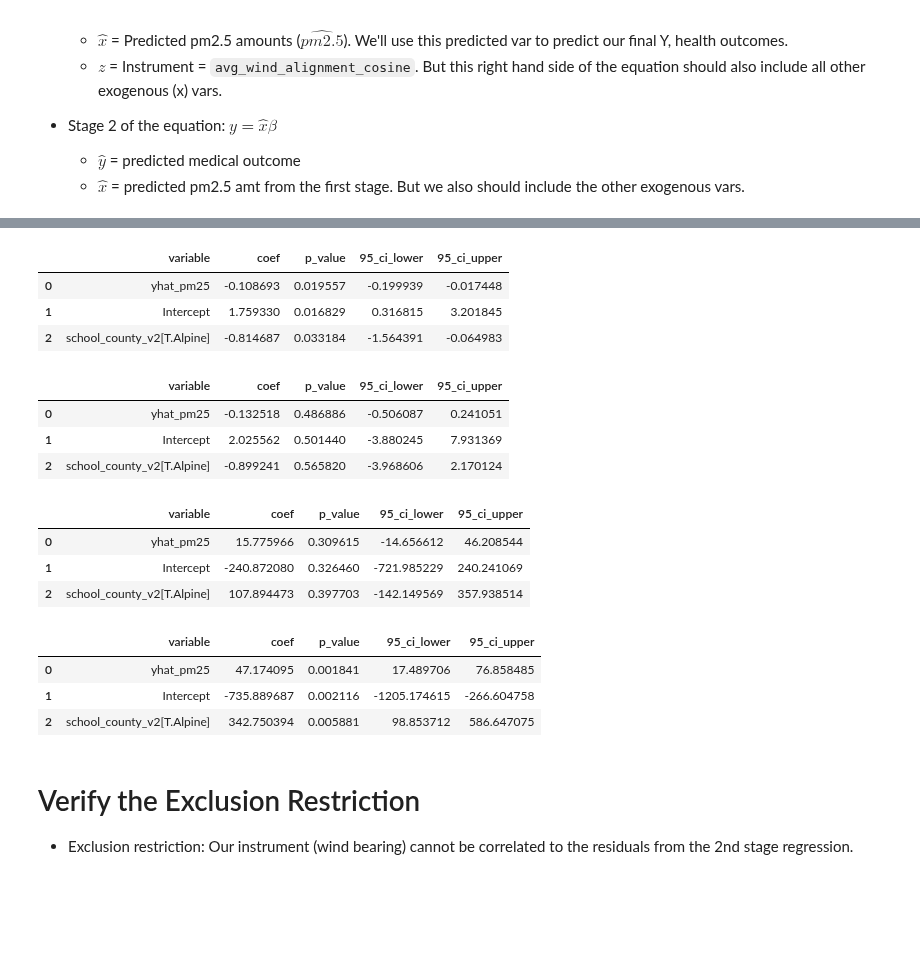
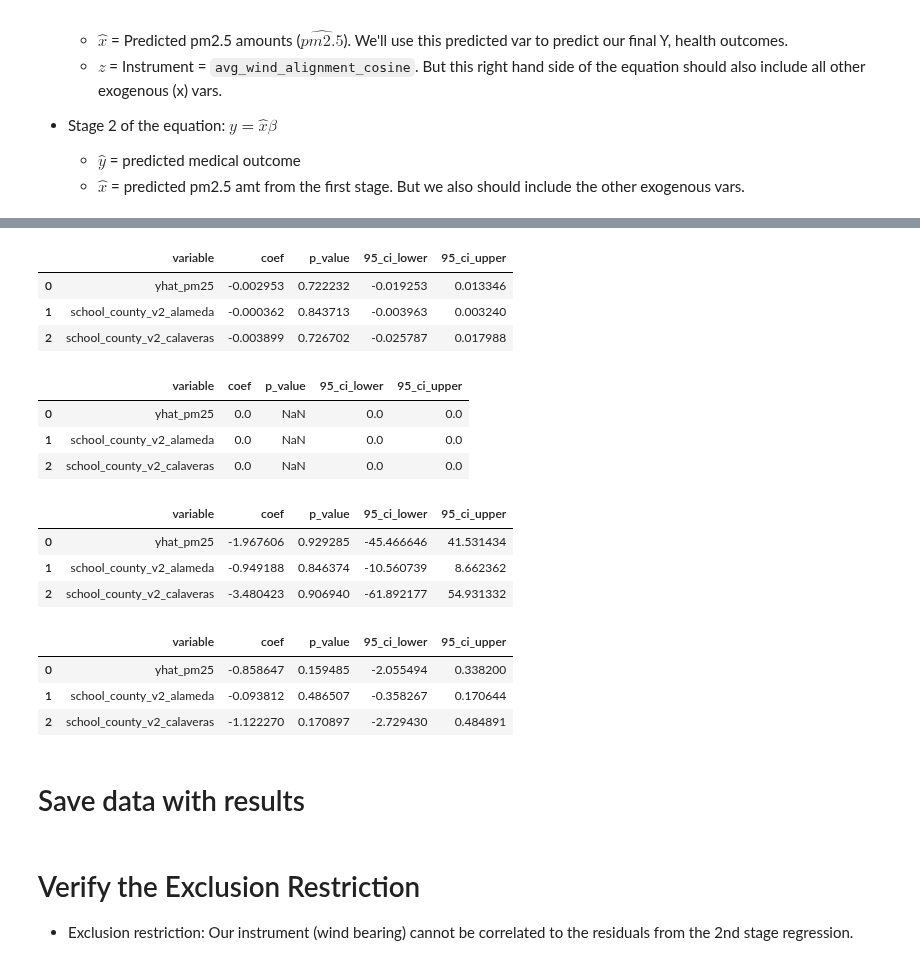
Before and after one commit to mattslyons/JLPS_capstone_project, a Jupyter notebook: modeling/2sls_tj_v7.ipynb, the cells around one changed output, grey strips where cells are left out. Saved outputs shown, nothing was run; the diff lists cells and outputs as text; code cells hidden in the pictures; blank space fills up the shorter version.

```diff
--- a/modeling/2sls_tj_v7.ipynb
+++ b/modeling/2sls_tj_v7.ipynb
@@ -40,6 +44,6 @@ pd.options.mode.chained_assignment = None
 # %%
 # local or gdrive
-path_source = 'work'
+path_source = 'local'
 
 if path_source == 'gdrive':
   from google.colab import drive
@@ -165,5 +187,5 @@ def get_ols_res(fitted):
 # %%
 # get data into right model form
-y, X = dmatrices('pm25 ~ avg_wind_alignment_cosine + school_county_v2 + month + year_trend * C(county_month)',
-  data=df, return_type='dataframe')
+y = df['pm25']
+X = pd.concat([df['avg_wind_alignment_cosine'], df_encoded], axis=1)
 # %%
@@ -203,7 +221,12 @@ X = X[['yhat_pm25'] + [i for i in X.columns if not re.search('yhat_pm25', i)]] #
+# %%
+X = pd.concat([df['yhat_pm25'], df_encoded], axis=1)
 # %%
 # fit model
-y = df['y_hematopoietic']
-fit2_hema = sm.OLS(y, X).fit()
+fit2_hema = sm.OLS(df['y_hematopoietic'], X).fit()
+
+# save model
+if save_results:
+  fit2_hema.save(os.path.join(data_path, '../fitted_models/stage2_ols_hematopoietic.pickle'), remove_data=True)
 
 # add fitted y value to our dataset
 df['yhat_hematopoietic'] = fit2_hema.fittedvalues.values
@@ -220,24 +243,30 @@ get_ols_res(fit2_hema).head(3)
 # %%
 # fit model
-y = df['y_vasculitis']
-fit2_vasc = sm.OLS(y, X).fit()
+fit2_vasc = sm.OLS(df['y_vasculitis'], X).fit()
+
+# save model
+if save_results:
+  fit2_vasc.save(os.path.join(data_path, '../fitted_models/stage2_ols_vasculitis.pickle'), remove_data=True)
 
 # add fitted y value to our dataset
 df['yhat_vasculitis'] = fit2_vasc.fittedvalues.values
 
 # Get residuals
 resids_and_fitted_vasc = pd.DataFrame({'resids': fit2_vasc.resid, 'fitted': fit2_vasc.fittedvalues.values})
 
 get_ols_res(fit2_vasc).head(3)
 # %% [output]
 |  | variable | coef | p_value | 95_ci_lower | 95_ci_upper |
-| 0 | yhat_pm25 | -0.108693 | 0.019557 | -0.199939 | -0.017448 |
-| 1 | Intercept | 1.759330 | 0.016829 | 0.316815 | 3.201845 |
-| 2 | school_county_v2[T.Alpine] | -0.814687 | 0.033184 | -1.564391 | -0.064983 |
+| 0 | yhat_pm25 | -0.002953 | 0.722232 | -0.019253 | 0.013346 |
+| 1 | school_county_v2_alameda | -0.000362 | 0.843713 | -0.003963 | 0.003240 |
+| 2 | school_county_v2_calaveras | -0.003899 | 0.726702 | -0.025787 | 0.017988 |
 # %%
 # fit model
-y = df['y_diabetes']
-fit2_diab = sm.OLS(y, X).fit()
+fit2_diab = sm.OLS(df['y_diabetes'], X).fit()
+
+# save model
+if save_results:
+  fit2_diab.save(os.path.join(data_path, '../fitted_models/stage2_ols_diabetes.pickle'), remove_data=True)
 
 # add fitted y value to our dataset
 df['yhat_diabetes'] = fit2_diab.fittedvalues.values
@@ -248,13 +277,16 @@ resids_and_fitted_diab = pd.DataFrame({'resids': fit2_diab.resid, 'fitted': fit2
 get_ols_res(fit2_diab).head(3)
 # %% [output]
 |  | variable | coef | p_value | 95_ci_lower | 95_ci_upper |
-| 0 | yhat_pm25 | -0.132518 | 0.486886 | -0.506087 | 0.241051 |
-| 1 | Intercept | 2.025562 | 0.501440 | -3.880245 | 7.931369 |
-| 2 | school_county_v2[T.Alpine] | -0.899241 | 0.565820 | -3.968606 | 2.170124 |
+| 0 | yhat_pm25 | 0.0 | NaN | 0.0 | 0.0 |
+| 1 | school_county_v2_alameda | 0.0 | NaN | 0.0 | 0.0 |
+| 2 | school_county_v2_calaveras | 0.0 | NaN | 0.0 | 0.0 |
 # %%
 # fit model
-y = df['y_resp_cardio']
-fit2_resp_cardio = sm.OLS(y, X).fit()
+fit2_resp_cardio = sm.OLS(df['y_resp_cardio'], X).fit()
+
+# save model
+if save_results:
+  fit2_resp_cardio.save(os.path.join(data_path, '../fitted_models/stage2_ols_resp_cardio.pickle'), remove_data=True)
 
 # add fitted y value to our dataset
 df['yhat_resp_cardio'] = fit2_resp_cardio.fittedvalues.values
@@ -265,13 +297,16 @@ resids_and_fitted_resp_cardio = pd.DataFrame({'resids': fit2_resp_cardio.resid,
 get_ols_res(fit2_resp_cardio).head(3)
 # %% [output]
 |  | variable | coef | p_value | 95_ci_lower | 95_ci_upper |
-| 0 | yhat_pm25 | 15.775966 | 0.309615 | -14.656612 | 46.208544 |
-| 1 | Intercept | -240.872080 | 0.326460 | -721.985229 | 240.241069 |
-| 2 | school_county_v2[T.Alpine] | 107.894473 | 0.397703 | -142.149569 | 357.938514 |
+| 0 | yhat_pm25 | -1.967606 | 0.929285 | -45.466646 | 41.531434 |
+| 1 | school_county_v2_alameda | -0.949188 | 0.846374 | -10.560739 | 8.662362 |
+| 2 | school_county_v2_calaveras | -3.480423 | 0.906940 | -61.892177 | 54.931332 |
 # %%
 # fit model
-y = df['y_injuries']
-fit2_injuries = sm.OLS(y, X).fit()
+fit2_injuries = sm.OLS(df['y_injuries'], X).fit()
+
+# save model
+if save_results:
+  fit2_injuries.save(os.path.join(data_path, '../fitted_models/stage2_ols_injuries.pickle'), remove_data=True)
 
 # add fitted y value to our dataset
 df['yhat_injuries'] = fit2_injuries.fittedvalues.values
@@ -282,6 +317,8 @@ resids_and_fitted_injuries = pd.DataFrame({'resids': fit2_injuries.resid, 'fitte
 get_ols_res(fit2_injuries).head(3)
 # %% [output]
 |  | variable | coef | p_value | 95_ci_lower | 95_ci_upper |
-| 0 | yhat_pm25 | 47.174095 | 0.001841 | 17.489706 | 76.858485 |
-| 1 | Intercept | -735.889687 | 0.002116 | -1205.174615 | -266.604758 |
-| 2 | school_county_v2[T.Alpine] | 342.750394 | 0.005881 | 98.853712 | 586.647075 |
+| 0 | yhat_pm25 | -0.858647 | 0.159485 | -2.055494 | 0.338200 |
+| 1 | school_county_v2_alameda | -0.093812 | 0.486507 | -0.358267 | 0.170644 |
+| 2 | school_county_v2_calaveras | -1.122270 | 0.170897 | -2.729430 | 0.484891 |
+# %% [markdown]
+# Save data with results
```
Also changed, not shown: parts of 16 cells of this notebook, 1 other file.
